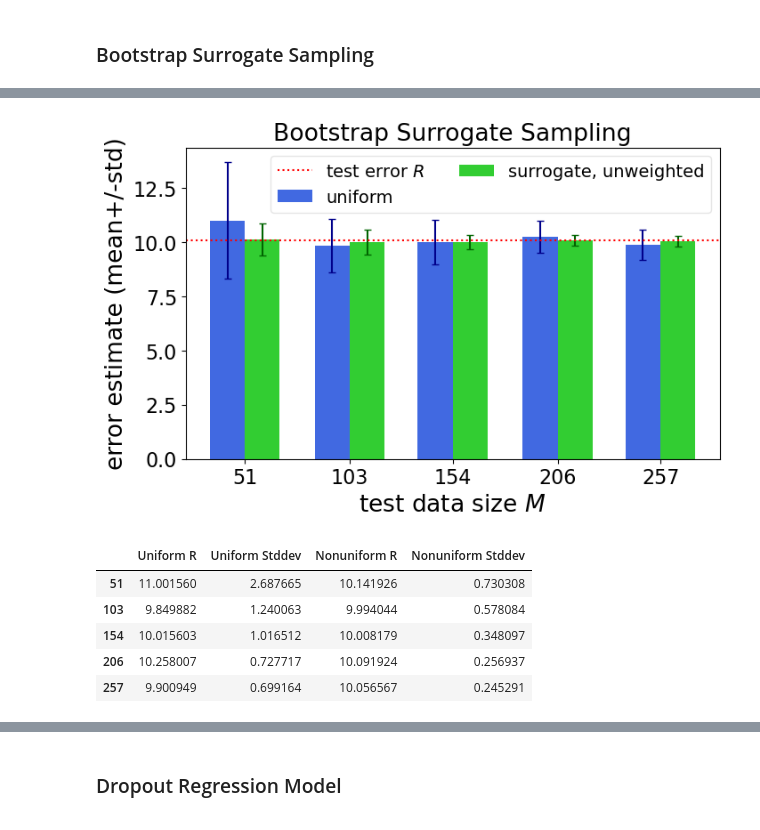
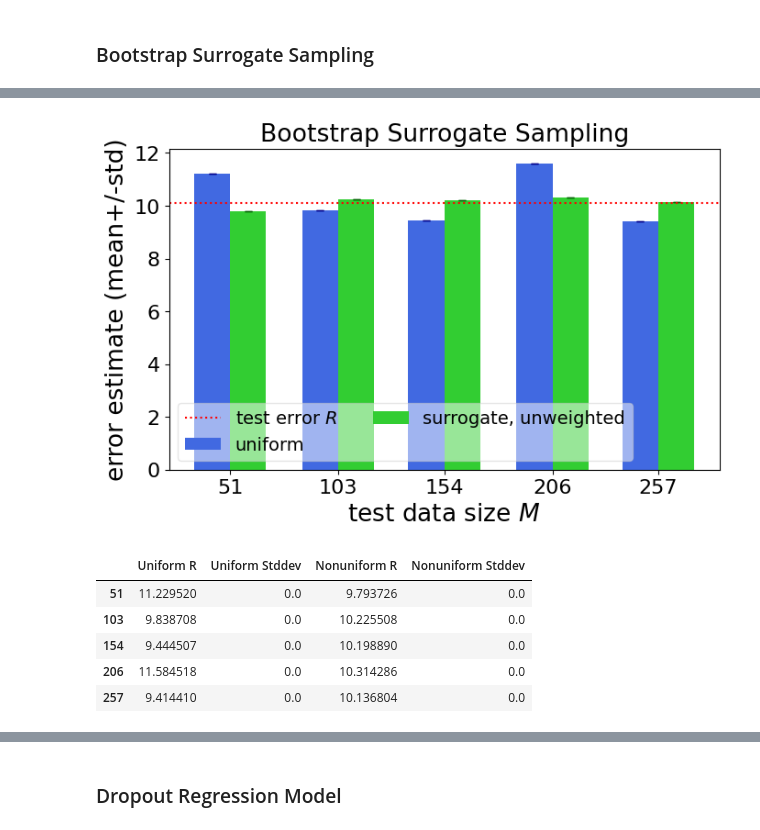
Before and after one commit to cnfranzen/RegressionEval, a Jupyter notebook: PartialEvalConc.ipynb, the cells around one changed output, grey strips where cells are left out. Drawn from its saved outputs; the diff is of its cells as text; code cells hidden in the pictures.

```diff
--- a/PartialEvalConc.ipynb
+++ b/PartialEvalConc.ipynb
@@ -75,6 +71,9 @@ _________________________________________________________________
+# %%
+reg_evaluator.save('concDNN.keras')
+reg_evaluator = tf.keras.models.load_model('concDNN.keras')
 # %% [markdown]
 ### Bootstrap Surrogate Sampling
 # %%
-run_exp_weighted(X_train, y_train, X_test, y_test, y_pred, reg_evaluator, model_type = "boot", n_reps = 30, num_exp = 30, plot_title = "Bootstrap")
+run_exp_weighted(X_train, y_train, X_test, y_test, y_pred, reg_evaluator, model_type = "boot", n_reps = 30, num_exp = 1, plot_title = "Bootstrap")
 # %% [output]
 ---51---
@@ -97,7 +96,7 @@ run_exp_weighted(X_train, y_train, X_test, y_test, y_pred, reg_evaluator, model_
-[figure, old version]
+[figure, new version]
 |  | Uniform R | Uniform Stddev | Nonuniform R | Nonuniform Stddev |
-| 51 | 11.001560 | 2.687665 | 10.141926 | 0.730308 |
-| 103 | 9.849882 | 1.240063 | 9.994044 | 0.578084 |
-| 154 | 10.015603 | 1.016512 | 10.008179 | 0.348097 |
-| 206 | 10.258007 | 0.727717 | 10.091924 | 0.256937 |
-| 257 | 9.900949 | 0.699164 | 10.056567 | 0.245291 |
+| 51 | 11.229520 | 0.0 | 9.793726 | 0.0 |
+| 103 | 9.838708 | 0.0 | 10.225508 | 0.0 |
+| 154 | 9.444507 | 0.0 | 10.198890 | 0.0 |
+| 206 | 11.584518 | 0.0 | 10.314286 | 0.0 |
+| 257 | 9.414410 | 0.0 | 10.136804 | 0.0 |
```
Also changed, not shown: parts of 15 cells of this notebook, 3 other files.
